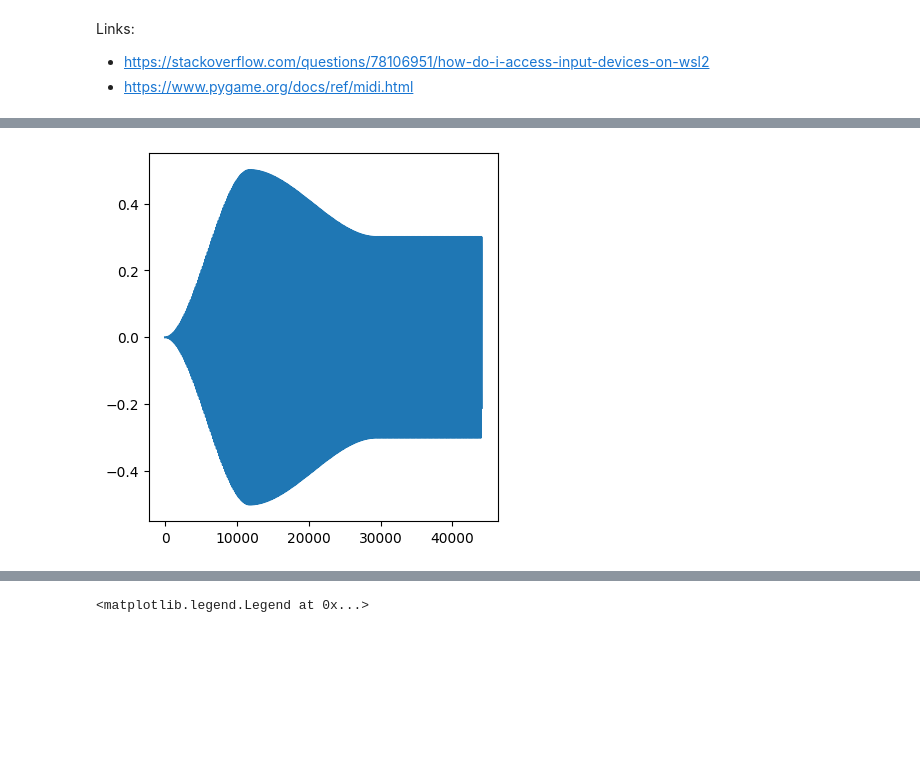
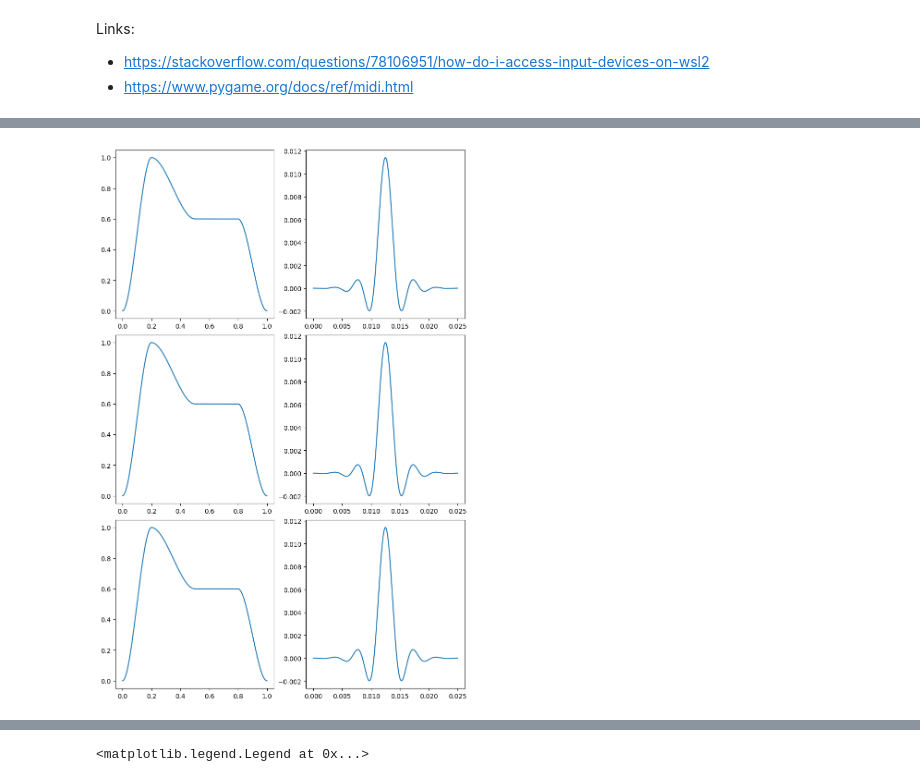
Before and after one commit to douglas-m-harvey/genmus, a Jupyter notebook: genmus/sketch.ipynb, the cells around one changed output, grey strips where cells are left out. Cells and saved outputs as stored; diff of their text form; code cells hidden in the pictures; blank space fills up the shorter version.

```diff
--- a/genmus/sketch.ipynb
+++ b/genmus/sketch.ipynb
@@ -277,24 +278,37 @@ bpm = 90
 time_signature = (4, 4)
 sample_rate = 44100
 
-bar_0 = Bar(notes = ["C4", "B4", "E3", "B3"], note_values = [1/2, 1/8, 1/8, 1/4], time_signature = time_signature)
+bar_0 = Bar(notes = ["C4", "D4", "E4", "F4"], note_values = [1/4, 1/4, 1/4, 1/4], time_signature = time_signature)
 oscillators_0 = Oscillator(waveform = "sine", pitch = None, volume = 0.5, sample_rate = sample_rate)
 adsrs_0 = ADSR(attack = 0.2, decay = 0.3, sustain = 0.3, sustain_level = 0.6, release = 0.2)
-filters_0 = Filter(kernel_type = "low-pass", duration = 10e-3, width = 2, sample_rate = sample_rate)
-wave_0 = generate_wave(bar_0, oscillators_0, adsrs_0, filters_0, bpm, sample_rate)
+filters_0 = Filter(kernel_type = "low-pass", duration = 25e-3, width = 2, sample_rate = sample_rate)
+wave_0 = generate_wave(bar_0, oscillators_0, adsrs_0, None, bpm, sample_rate)
 
-wave_1 = generate_pause(2/4, time_signature, bpm, sample_rate)
+# pause = generate_pause(2/4, time_signature, bpm, sample_rate)
 
-bar_2 = Bar(notes = ["G3", "C4", "E3"], note_values = [1/2, 1/8, 1/8], time_signature = (3, 4))
-oscillators_2 = Oscillator(waveform = "sawtooth", pitch = None, volume = 1, sample_rate = sample_rate)
-adsrs_2 = ADSR(attack = 0.25, decay = 0.25, sustain = 0.25, sustain_level = 0.5, release = 0.25)
+bar_1 = Bar(notes = ["E4", "F4", "G4", "A4"], note_values = [1/4, 1/4, 1/4, 1/4], time_signature = time_signature)
+oscillators_1 = Oscillator(waveform = "sine", pitch = None, volume = 0.75, sample_rate = sample_rate)
+adsrs_1 = ADSR(attack = 0.2, decay = 0.3, sustain = 0.3, sustain_level = 0.6, release = 0.2)
+filters_1 = Filter(kernel_type = "low-pass", duration = 25e-3, width = 2, sample_rate = sample_rate)
+wave_1 = generate_wave(bar_1, oscillators_1, adsrs_1, None, bpm, sample_rate)
+
+bar_2 = Bar(notes = ["G4", "A4", "B4", "C5"], note_values = [1/4, 1/4, 1/4, 1/4], time_signature = time_signature)
+oscillators_2 = Oscillator(waveform = "sine", pitch = None, volume = 1, sample_rate = sample_rate)
+adsrs_2 = ADSR(attack = 0.2, decay = 0.3, sustain = 0.3, sustain_level = 0.6, release = 0.2)
 filters_2 = Filter(kernel_type = "low-pass", duration = 25e-3, width = 2, sample_rate = sample_rate)
-wave_2 = generate_wave(bar_2, oscillators_2, adsrs_2, filters_2, bpm, sample_rate)
+wave_2 = generate_wave(bar_2, oscillators_2, adsrs_2, None, bpm, sample_rate)
 
-wave = np.concatenate((wave_0, wave_1, wave_2))
+wave = wave_0 + wave_1 + wave_2
+wave /= wave.max()
 
-figure, axis = plt.subplots(1, 1, figsize = (4, 4), layout = "constrained")
-axis.plot(wave[:sample_rate])
+figure, axes = plt.subplots(3, 2, figsize = (8, 12), layout = "constrained")
+axes[0, 0].plot(np.linspace(0, 1, sample_rate), adsrs_0.apply(np.ones(sample_rate)))
+axes[0, 1].plot(np.linspace(0, filters_0.duration, filters_0.kernel.size), filters_0.kernel)
+axes[1, 0].plot(np.linspace(0, 1, sample_rate), adsrs_1.apply(np.ones(sample_rate)))
+axes[1, 1].plot(np.linspace(0, filters_0.duration, filters_1.kernel.size), filters_1.kernel)
+axes[2, 0].plot(np.linspace(0, 1, sample_rate), adsrs_2.apply(np.ones(sample_rate)))
+axes[2, 1].plot(np.linspace(0, filters_2.duration, filters_2.kernel.size), filters_2.kernel)
 
 save("test", wave)
+Audio("test.wav")
 # %% [output]
@@ -301 +316 @@ save("test", wave)
-[figure, old version]
+[figure, new version]
```
Also changed, not shown: parts of 5 cells of this notebook.
